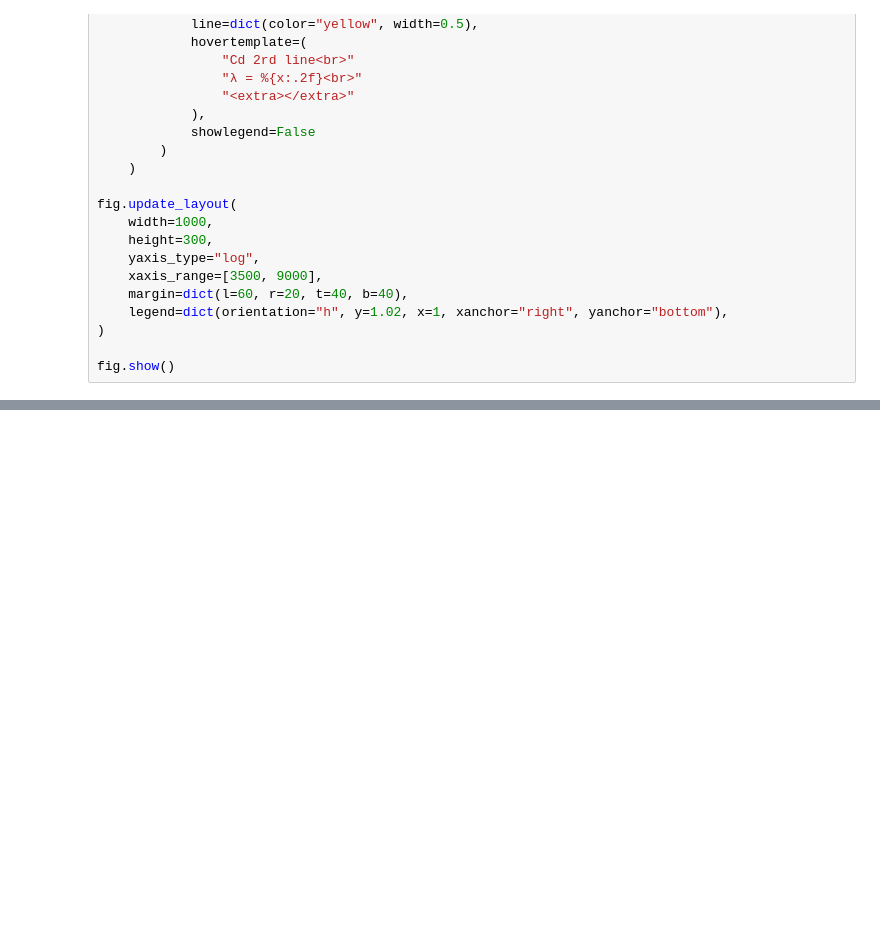
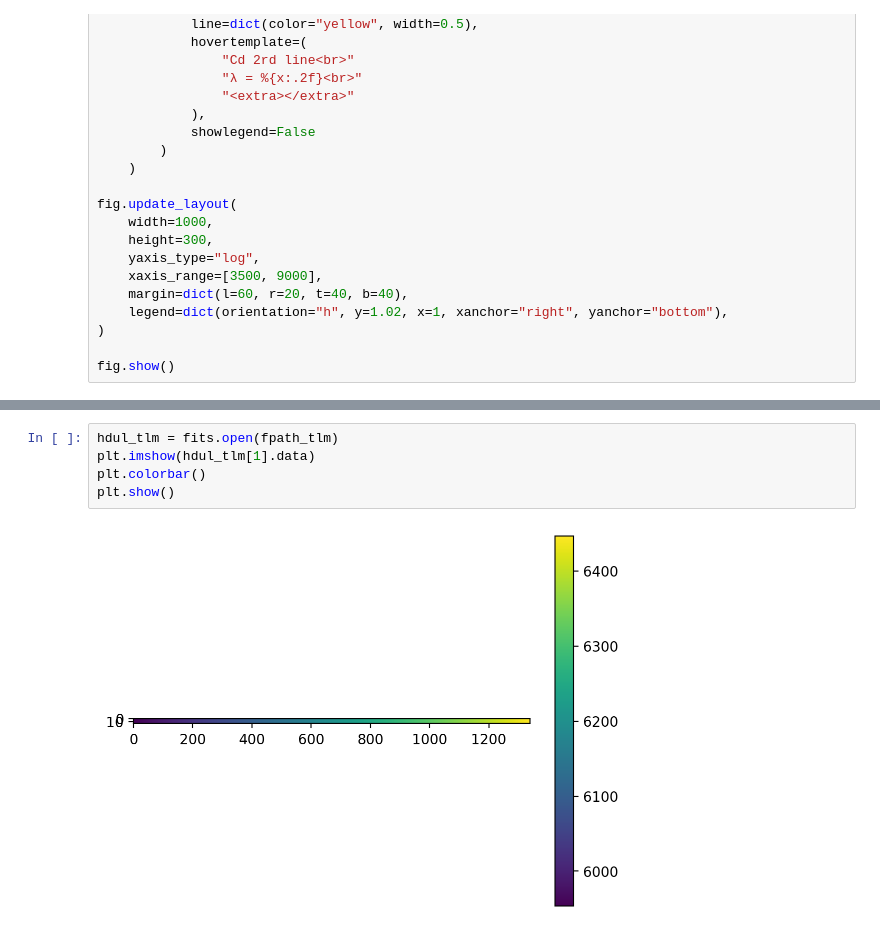
Before and after one commit to hbahk/kspecdr, a Jupyter notebook: notebooks/test_arc_20251224.ipynb, the cells around one changed output, grey strips where cells are left out. Drawn from its saved outputs; the diff is of its cells as text; blank space fills up the shorter version.

```diff
--- a/notebooks/test_arc_20251224.ipynb
+++ b/notebooks/test_arc_20251224.ipynb
@@ -1762,0 +1833,7 @@ fig.show()
+# %%
+hdul_tlm = fits.open(fpath_tlm)
+plt.imshow(hdul_tlm[1].data)
+plt.colorbar()
+plt.show()
+# %% [output]
+[figure, added]
```
Also changed, not shown: parts of 7 cells of this notebook, 3 other files.
